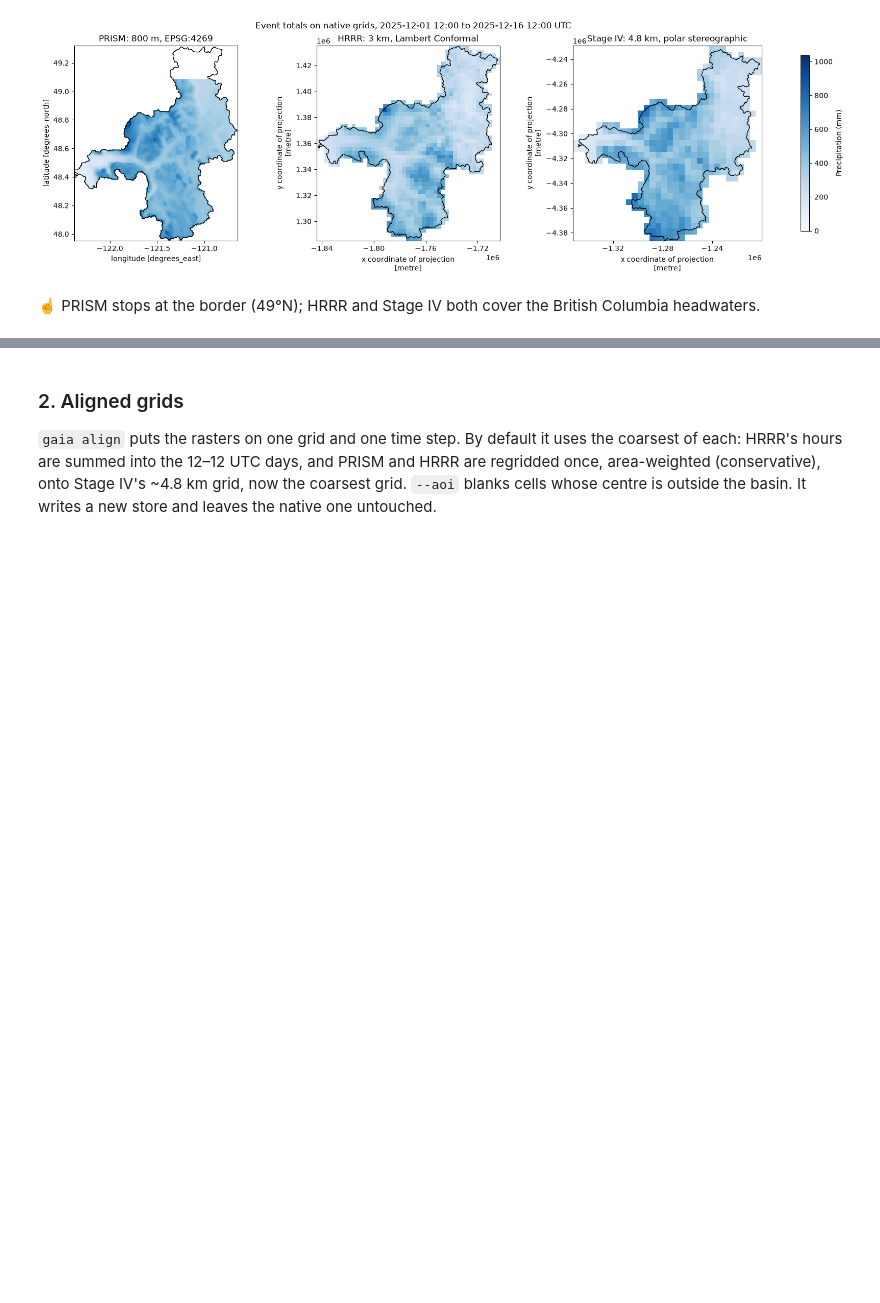
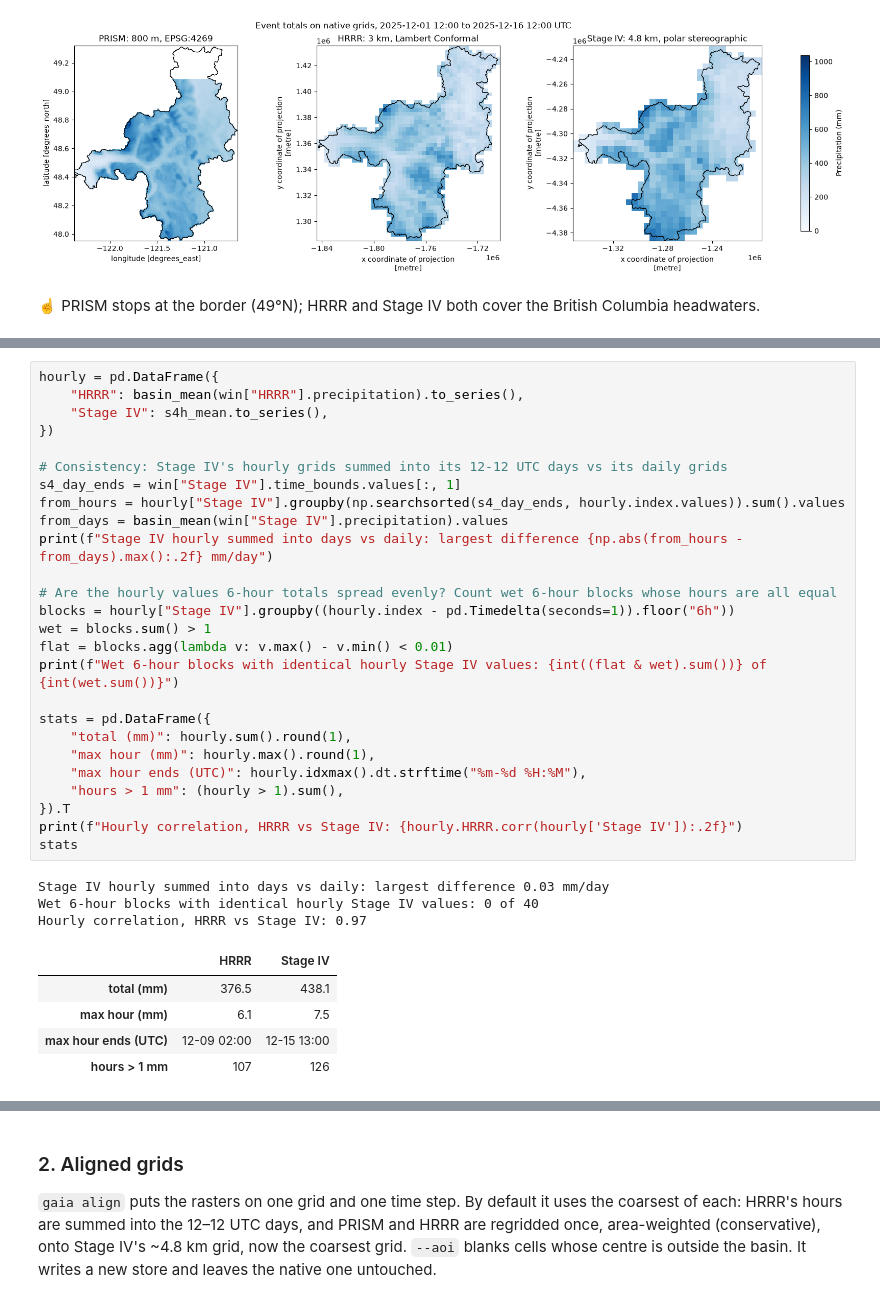
Before and after one commit to gaia-hazlab/gaia-cli, a Jupyter notebook: examples/skagit-compare-precip.ipynb, the cells around one changed output, grey strips where cells are left out. Saved outputs shown, nothing was run; the diff lists cells and outputs as text; blank space fills up the shorter version.

```diff
--- a/examples/skagit-compare-precip.ipynb
+++ b/examples/skagit-compare-precip.ipynb
@@ -204,0 +224,35 @@ ax.legend(frameon=False, loc="upper left");
+# %%
+hourly = pd.DataFrame({
+    "HRRR": basin_mean(win["HRRR"].precipitation).to_series(),
+    "Stage IV": s4h_mean.to_series(),
+})
+
+# Consistency: Stage IV's hourly grids summed into its 12-12 UTC days vs its daily grids
+s4_day_ends = win["Stage IV"].time_bounds.values[:, 1]
+from_hours = hourly["Stage IV"].groupby(np.searchsorted(s4_day_ends, hourly.index.values)).sum().values
+from_days = basin_mean(win["Stage IV"].precipitation).values
+print(f"Stage IV hourly summed into days vs daily: largest difference {np.abs(from_hours - from_days).max():.2f} mm/day")
+
+# Are the hourly values 6-hour totals spread evenly? Count wet 6-hour blocks whose hours are all equal
+blocks = hourly["Stage IV"].groupby((hourly.index - pd.Timedelta(seconds=1)).floor("6h"))
+wet = blocks.sum() > 1
+flat = blocks.agg(lambda v: v.max() - v.min() < 0.01)
+print(f"Wet 6-hour blocks with identical hourly Stage IV values: {int((flat & wet).sum())} of {int(wet.sum())}")
+
+stats = pd.DataFrame({
+    "total (mm)": hourly.sum().round(1),
+    "max hour (mm)": hourly.max().round(1),
+    "max hour ends (UTC)": hourly.idxmax().dt.strftime("%m-%d %H:%M"),
+    "hours > 1 mm": (hourly > 1).sum(),
+}).T
+print(f"Hourly correlation, HRRR vs Stage IV: {hourly.HRRR.corr(hourly['Stage IV']):.2f}")
+stats
+# %% [output]
+Stage IV hourly summed into days vs daily: largest difference 0.03 mm/day
+Wet 6-hour blocks with identical hourly Stage IV values: 0 of 40
+Hourly correlation, HRRR vs Stage IV: 0.97
+|  | HRRR | Stage IV |
+| total (mm) | 376.5 | 438.1 |
+| max hour (mm) | 6.1 | 7.5 |
+| max hour ends (UTC) | 12-09 02:00 | 12-15 13:00 |
+| hours > 1 mm | 107 | 126 |
```
Also changed, not shown: parts of 13 cells of this notebook.
